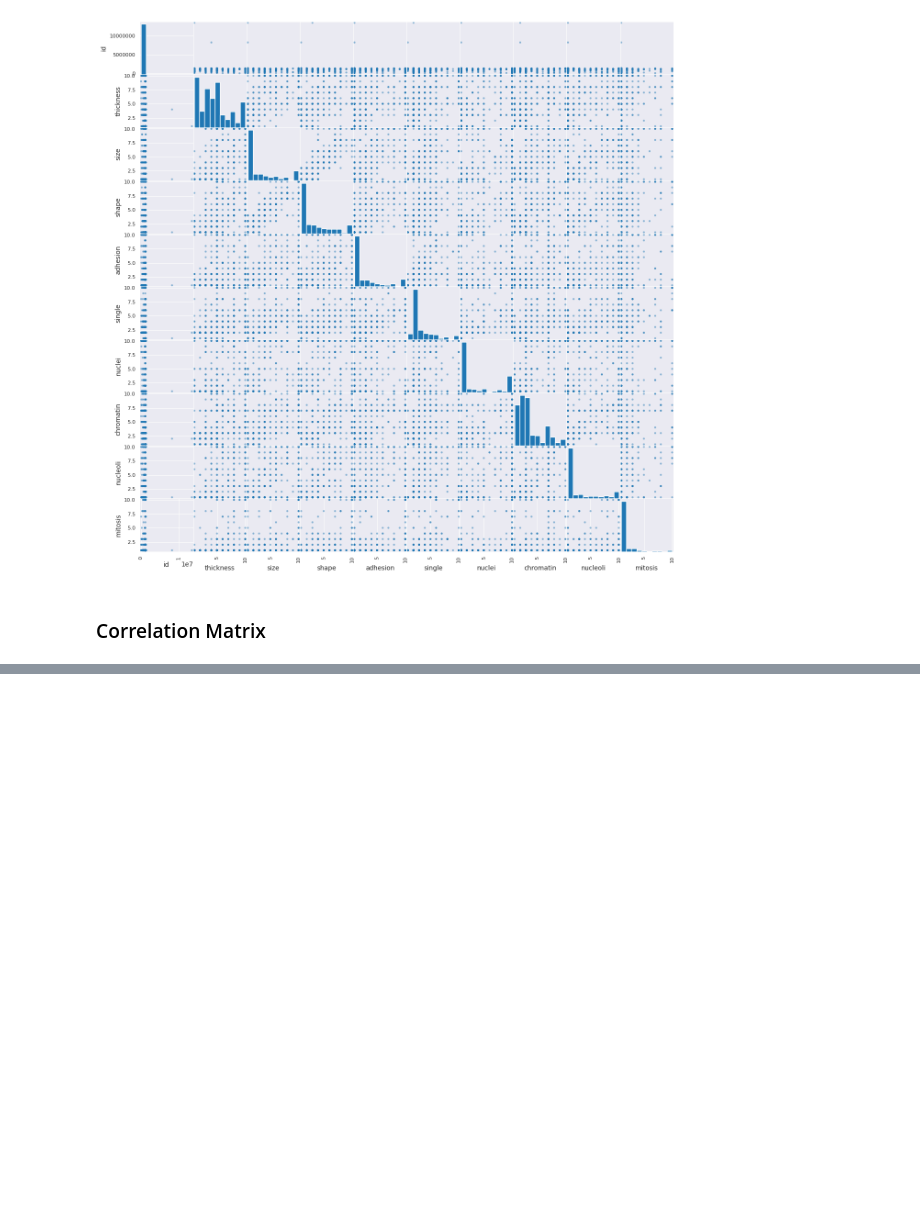
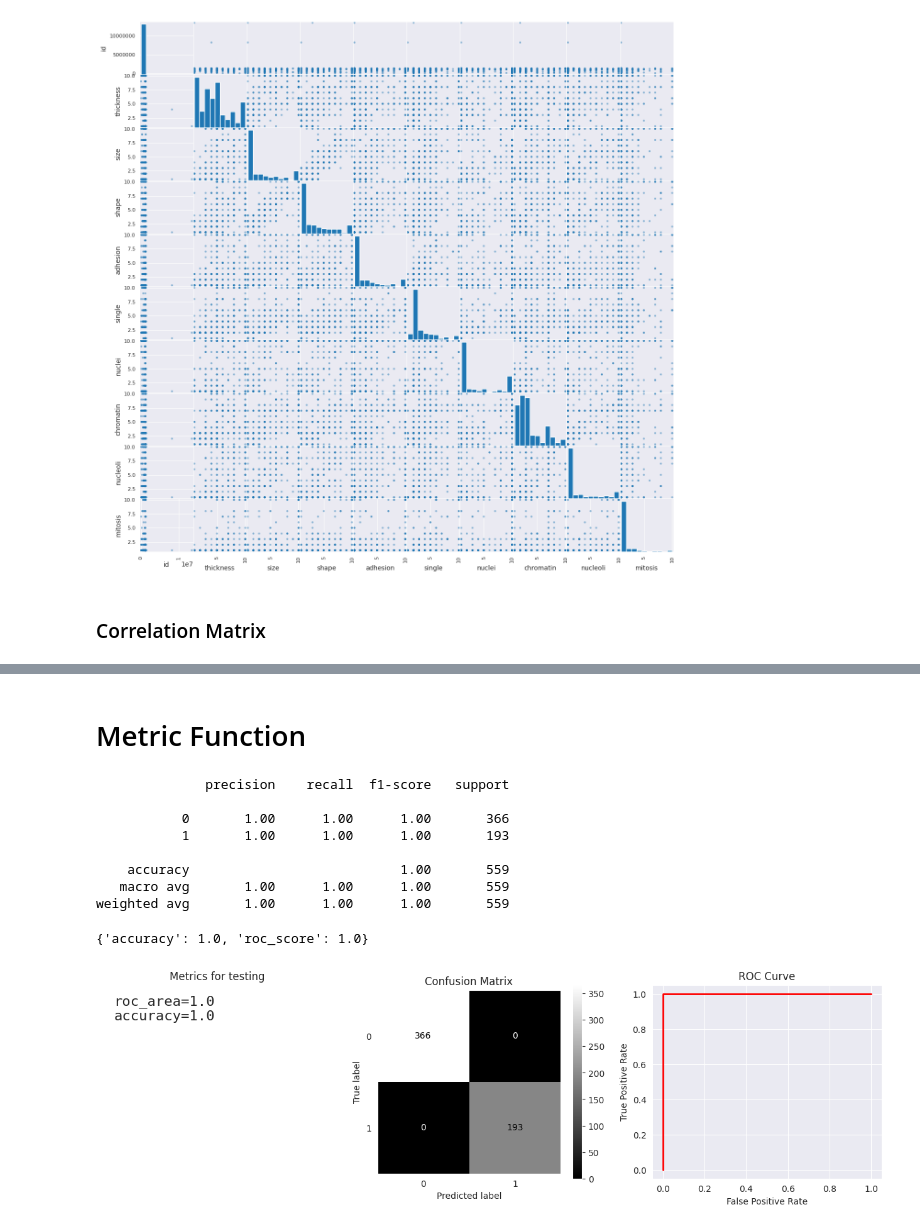
Before and after one commit to xXKeNdAmAmAsTeRXx/Machine-Learning-Tasks, a Jupyter notebook: Classification/Breast_Cancer.ipynb, the cells around one changed output, grey strips where cells are left out. Saved outputs shown, nothing was run; the diff lists cells and outputs as text; code cells hidden in the pictures; blank space fills up the shorter version.

Commit message:
metric func

```diff
--- a/Classification/Breast_Cancer.ipynb
+++ b/Classification/Breast_Cancer.ipynb
@@ -107,3 +109,60 @@ corr_mtx
 | nucleoli | 0.535835 | 0.722865 | 0.719446 | 0.603352 | 0.628881 | 0.584280 | 0.665878 | 1.000000 | 0.428336 | 0.712244 |
 | mitosis | 0.350034 | 0.458693 | 0.438911 | 0.417633 | 0.479101 | 0.339210 | 0.344169 | 0.428336 | 1.000000 | 0.423170 |
 | class | 0.716001 | 0.817904 | 0.818934 | 0.696800 | 0.682785 | 0.822696 | 0.756616 | 0.712244 | 0.423170 | 1.000000 |
+# %% [markdown]
+# Metric Function
+# %%
+from sklearn.metrics import confusion_matrix, roc_auc_score, accuracy_score, ConfusionMatrixDisplay, RocCurveDisplay, \
+    roc_curve, classification_report
+
+
+def metrics(preds:np.ndarray, lables:np.ndarray, method:str):
+    cf_mtx = confusion_matrix(lables, preds)
+    fpr, tpr, thresholds = roc_curve(lables, preds)
+    roc_area = roc_auc_score(lables, preds)
+    accuracy = accuracy_score(lables, preds)
+
+    print(classification_report(lables, preds))
+
+    text = f"{roc_area=}\n{accuracy=}"
+
+    cf_mtx_disp = ConfusionMatrixDisplay(confusion_matrix=cf_mtx)
+    roc_disp = RocCurveDisplay(fpr=fpr,tpr=tpr)
+
+    fig, (ax_report, ax_matrix, ax_roc) = plt.subplots(1, 3, figsize=(16, 4))
+    ax_report.text(
+        x=0.05,
+        y=0.95,
+        s=text,
+        family='monospace',
+        fontsize=16,
+        verticalalignment='top',
+        transform=ax_report.transAxes)
+    ax_report.set_title(f'Metrics for {method}')
+    ax_report.axis('off')
+
+    ax_matrix.set_title("Confusion Matrix")
+    ax_matrix.grid(False)
+    ax_matrix = cf_mtx_disp.plot(ax=ax_matrix, cmap='grey')
+
+    ax_roc.set_title('ROC Curve')
+    ax_roc.plot(fpr,tpr, linewidth=2, label='ROC Curve', color='red')
+    ax_roc.set_xlabel('False Positive Rate')
+    ax_roc.set_ylabel('True Positive Rate')
+
+
+    return {"accuracy": accuracy, "roc_score": roc_area}
+
+
+metrics(y_train,y_train, "testing")
+# %% [output]
+              precision    recall  f1-score   support
+
+           0       1.00      1.00      1.00       366
+           1       1.00      1.00      1.00       193
+
+    accuracy                           1.00       559
+   macro avg       1.00      1.00      1.00       559
+weighted avg       1.00      1.00      1.00       559
+{'accuracy': 1.0, 'roc_score': 1.0}
+[figure, added]
```
Also changed, not shown: parts of 2 cells of this notebook.
